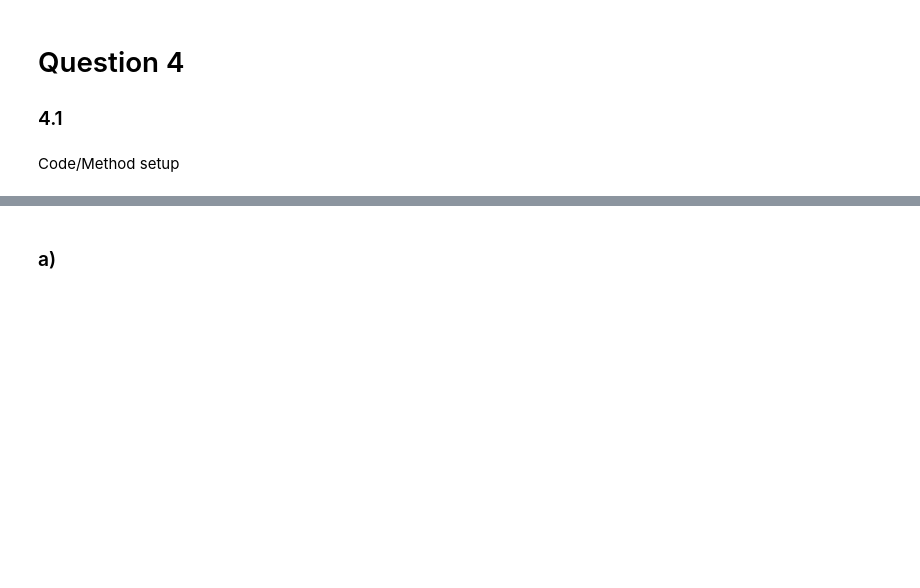
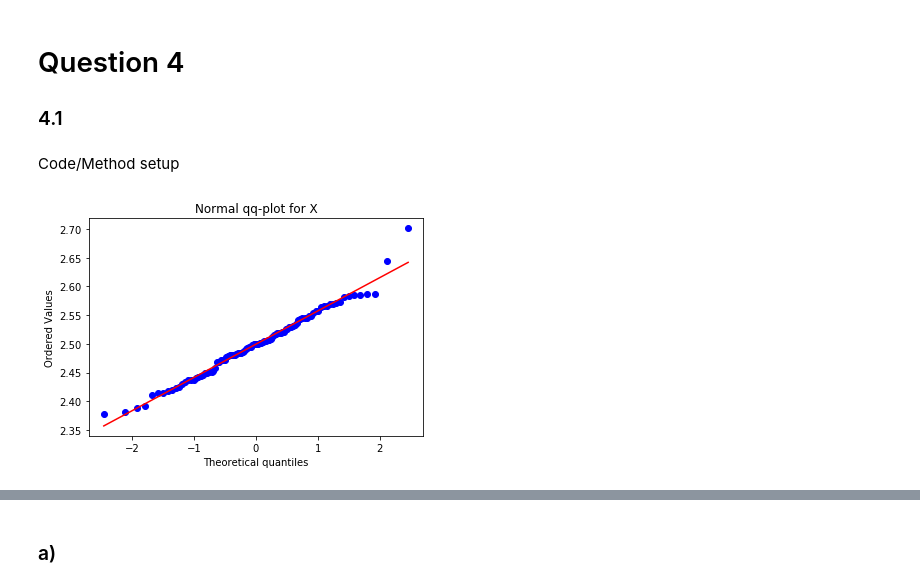
Before and after one commit to joelmfonseca/COM-503, a Jupyter notebook: hw2/hw2_q2_q3_q4.ipynb, the cells around one changed output, grey strips where cells are left out. Saved outputs shown, nothing was run; the diff lists cells and outputs as text; code cells hidden in the pictures; blank space fills up the shorter version.

Commit message:
add qqplot assumptions

```diff
--- a/hw2/hw2_q2_q3_q4.ipynb
+++ b/hw2/hw2_q2_q3_q4.ipynb
@@ -246,6 +247,20 @@ Code/Method setup
 X_N = np.array([np.mean(v_user) for v_user in V_users])
 Y_N = np.array([np.mean(v_user) for v_user in V_users_time])
 # %%
+def assumptions_qq_plot(data,name,title):
+    s = stats.probplot(x=data,
+                   sparams=(0,1),
+                   dist=stats.norm,
+                   plot =plt )
+
+    plt.title(title)
+
+   # plt.plot(*s)
+
+
+    plt.savefig(name)
+    #plt.show()
+
 def calculate_mean_std(data, MLE_std=True):
     n = len(data)
     mean = np.mean(data)
@@ -325,3 +340,7 @@ def plot_CI(data, x_label, y_label, name):
     plt.xticks([0.2,0.8], ['Mean', 'Median'])
     plt.locator_params(axis='y', nbins=20)
     plt.savefig(name+'.png', dpi=300, bbox_inches = 'tight')
+# %%
+assumptions_qq_plot(X_N, "q4_assumptions_X_N", "Normal qq-plot for X")
+# %% [output]
+[figure, added]
```
Also changed, not shown: parts of 3 cells of this notebook, 2 other files.
